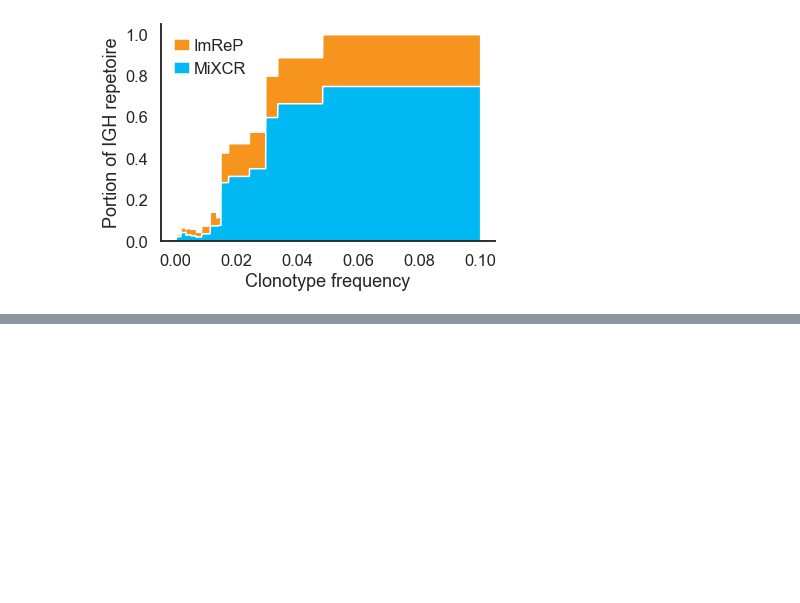
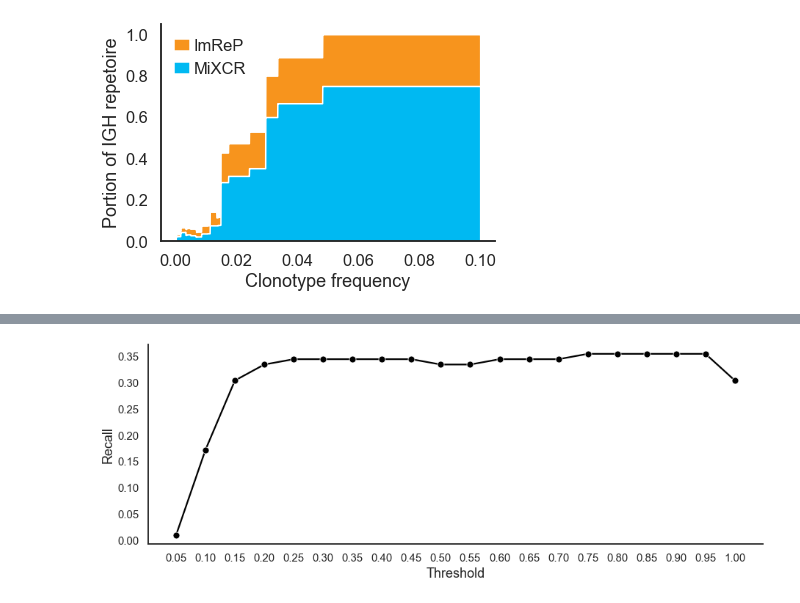
Before and after one commit to Mangul-Lab-USC/ImReP_publication_old, a Jupyter notebook: notebooks/Supplementary.ipynb, the cells around one changed output, grey strips where cells are left out. Saved outputs shown, nothing was run; the diff lists cells and outputs as text; code cells hidden in the pictures; blank space fills up the shorter version.

```diff
--- a/notebooks/Supplementary.ipynb
+++ b/notebooks/Supplementary.ipynb
@@ -47,0 +111,19 @@ plt.savefig('../figures/FigureS4.pdf', bbox_inches='tight')
+# %%
+plt.figure(figsize=(15, 5))
+
+sns.lineplot(x = 'Threshold', y = 'Recall', marker = 'o', data = th_cast_df, color = "#000000")
+
+plt.xticks(th_cast_df['Threshold'])
+
+ax.xaxis.label.set_size(20)
+ax.yaxis.label.set_size(20)
+
+plt.tick_params(axis='both', which='major', labelsize=15)
+plt.tick_params(axis='both', which='minor', labelsize=15)
+
+
+sns.despine()
+plt.savefig('../figures/FigureS14_b.png', bbox_inches='tight')
+plt.savefig('../figures/FigureS14_b.pdf', bbox_inches='tight')
+# %% [output]
+[figure, added]
```
Also changed, not shown: parts of 5 cells of this notebook, 8 other files.
